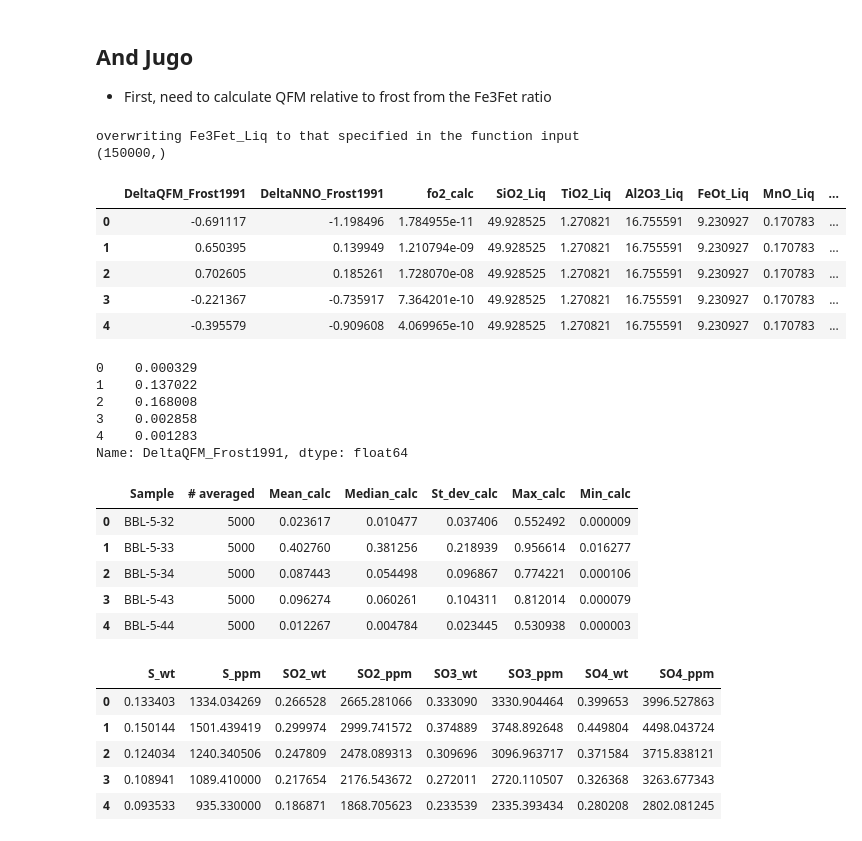
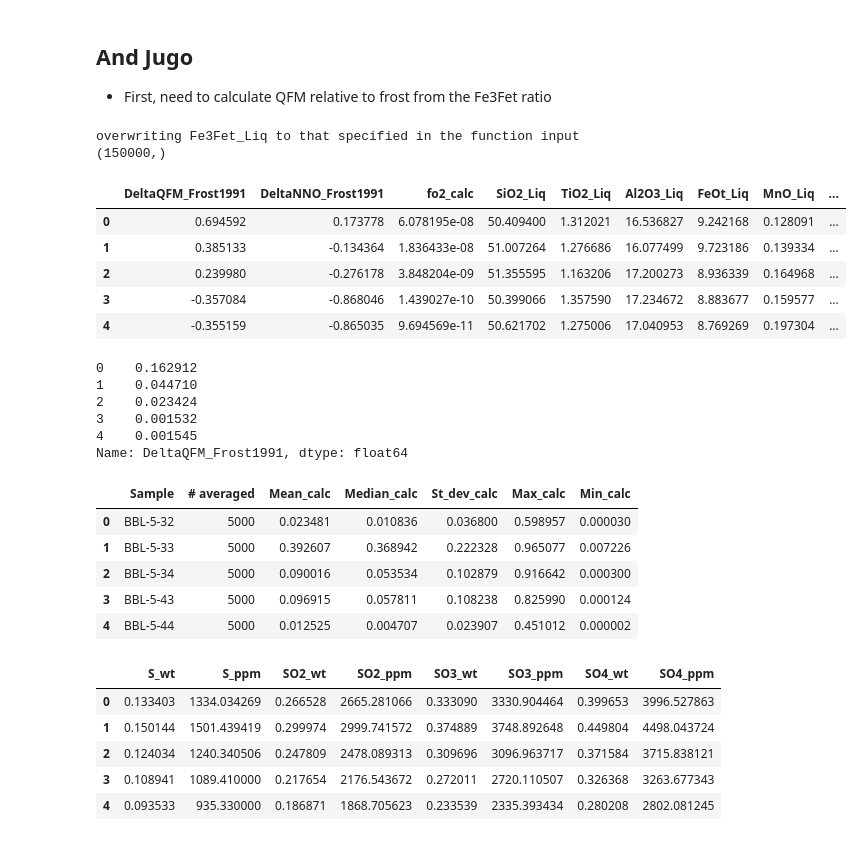
Before and after one commit to PennyWieser/PySulfSat, a Jupyter notebook: docs/Examples/S6St_Testing/CalcS6ST_Muth.ipynb, the cells around one changed output. Cells and saved outputs as stored; diff of their text form; code cells hidden in the pictures.

```diff
--- a/docs/Examples/S6St_Testing/CalcS6ST_Muth.ipynb
+++ b/docs/Examples/S6St_Testing/CalcS6ST_Muth.ipynb
@@ -283,39 +264,39 @@ Stats_Nash_S6.head()
 ## And Jugo
 - First, need to calculate QFM relative to frost from the Fe3Fet ratio
 # %%
-Buffer=pt.convert_fe_partition_to_fo2(liq_comps=Dupdf,  T_K=Dupdf['T_K_MC'], P_kbar=5,
+Buffer=pt.convert_fe_partition_to_fo2(liq_comps=df_noisy_abs,  T_K=Dupdf['T_K_MC'], P_kbar=5,
         model="Kress1991", Fe3Fet_Liq=Dupdf['Fe3Fet_Liq_MC'],
  renorm=False)
 Buffer.head()
 # %% [output]
 overwriting Fe3Fet_Liq to that specified in the function input
 (150000,)
 |  | DeltaQFM_Frost1991 | DeltaNNO_Frost1991 | fo2_calc | SiO2_Liq | TiO2_Liq | Al2O3_Liq | FeOt_Liq | MnO_Liq | ... |
-| 0 | -0.691117 | -1.198496 | 1.784955e-11 | 49.928525 | 1.270821 | 16.755591 | 9.230927 | 0.170783 | ... |
-| 1 | 0.650395 | 0.139949 | 1.210794e-09 | 49.928525 | 1.270821 | 16.755591 | 9.230927 | 0.170783 | ... |
-| 2 | 0.702605 | 0.185261 | 1.728070e-08 | 49.928525 | 1.270821 | 16.755591 | 9.230927 | 0.170783 | ... |
-| 3 | -0.221367 | -0.735917 | 7.364201e-10 | 49.928525 | 1.270821 | 16.755591 | 9.230927 | 0.170783 | ... |
-| 4 | -0.395579 | -0.909608 | 4.069965e-10 | 49.928525 | 1.270821 | 16.755591 | 9.230927 | 0.170783 | ... |
+| 0 | 0.694592 | 0.173778 | 6.078195e-08 | 50.409400 | 1.312021 | 16.536827 | 9.242168 | 0.128091 | ... |
+| 1 | 0.385133 | -0.134364 | 1.836433e-08 | 51.007264 | 1.276686 | 16.077499 | 9.723186 | 0.139334 | ... |
+| 2 | 0.239980 | -0.276178 | 3.848204e-09 | 51.355595 | 1.163206 | 17.200273 | 8.936339 | 0.164968 | ... |
+| 3 | -0.357084 | -0.868046 | 1.439027e-10 | 50.399066 | 1.357590 | 17.234672 | 8.883677 | 0.159577 | ... |
+| 4 | -0.355159 | -0.865035 | 9.694569e-11 | 50.621702 | 1.275006 | 17.040953 | 8.769269 | 0.197304 | ... |
 # %%
 noisy_Jugo=ss.calculate_S6St_Jugo2010_eq10(deltaQFM=Buffer['DeltaQFM_Frost1991'])
 noisy_Jugo.head()
 # %% [output]
-0    0.000329
-1    0.137022
-2    0.168008
-3    0.002858
-4    0.001283
+0    0.162912
+1    0.044710
+2    0.023424
+3    0.001532
+4    0.001545
 Name: DeltaQFM_Frost1991, dtype: float64
 # %%
 Stats_Jugo_S6=pt.av_noise_samples_series(calc=noisy_Jugo, sampleID=Dupdf['Sample_ID_Liq'])
 Stats_Jugo_S6.head()
 # %% [output]
 |  | Sample | # averaged | Mean_calc | Median_calc | St_dev_calc | Max_calc | Min_calc |
-| 0 | BBL-5-32 | 5000 | 0.023617 | 0.010477 | 0.037406 | 0.552492 | 0.000009 |
-| 1 | BBL-5-33 | 5000 | 0.402760 | 0.381256 | 0.218939 | 0.956614 | 0.016277 |
-| 2 | BBL-5-34 | 5000 | 0.087443 | 0.054498 | 0.096867 | 0.774221 | 0.000106 |
-| 3 | BBL-5-43 | 5000 | 0.096274 | 0.060261 | 0.104311 | 0.812014 | 0.000079 |
-| 4 | BBL-5-44 | 5000 | 0.012267 | 0.004784 | 0.023445 | 0.530938 | 0.000003 |
+| 0 | BBL-5-32 | 5000 | 0.023481 | 0.010836 | 0.036800 | 0.598957 | 0.000030 |
+| 1 | BBL-5-33 | 5000 | 0.392607 | 0.368942 | 0.222328 | 0.965077 | 0.007226 |
+| 2 | BBL-5-34 | 5000 | 0.090016 | 0.053534 | 0.102879 | 0.916642 | 0.000300 |
+| 3 | BBL-5-43 | 5000 | 0.096915 | 0.057811 | 0.108238 | 0.825990 | 0.000124 |
+| 4 | BBL-5-44 | 5000 | 0.012525 | 0.004707 | 0.023907 | 0.451012 | 0.000002 |
 # %%
 S_types=ss.convert_S_types(S_wt=df_out['S'])
 S_types.head()
```
Also changed, not shown: parts of 25 cells of this notebook, 7 other files.
